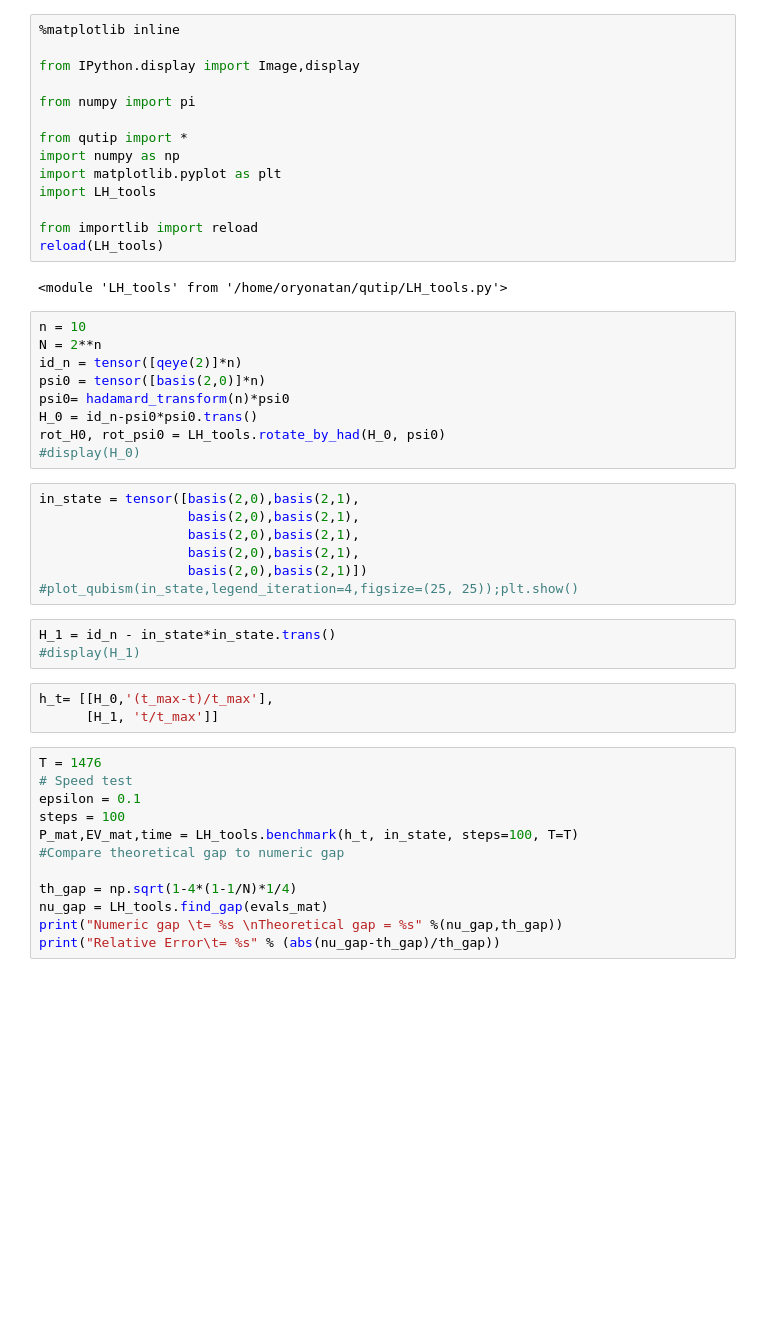
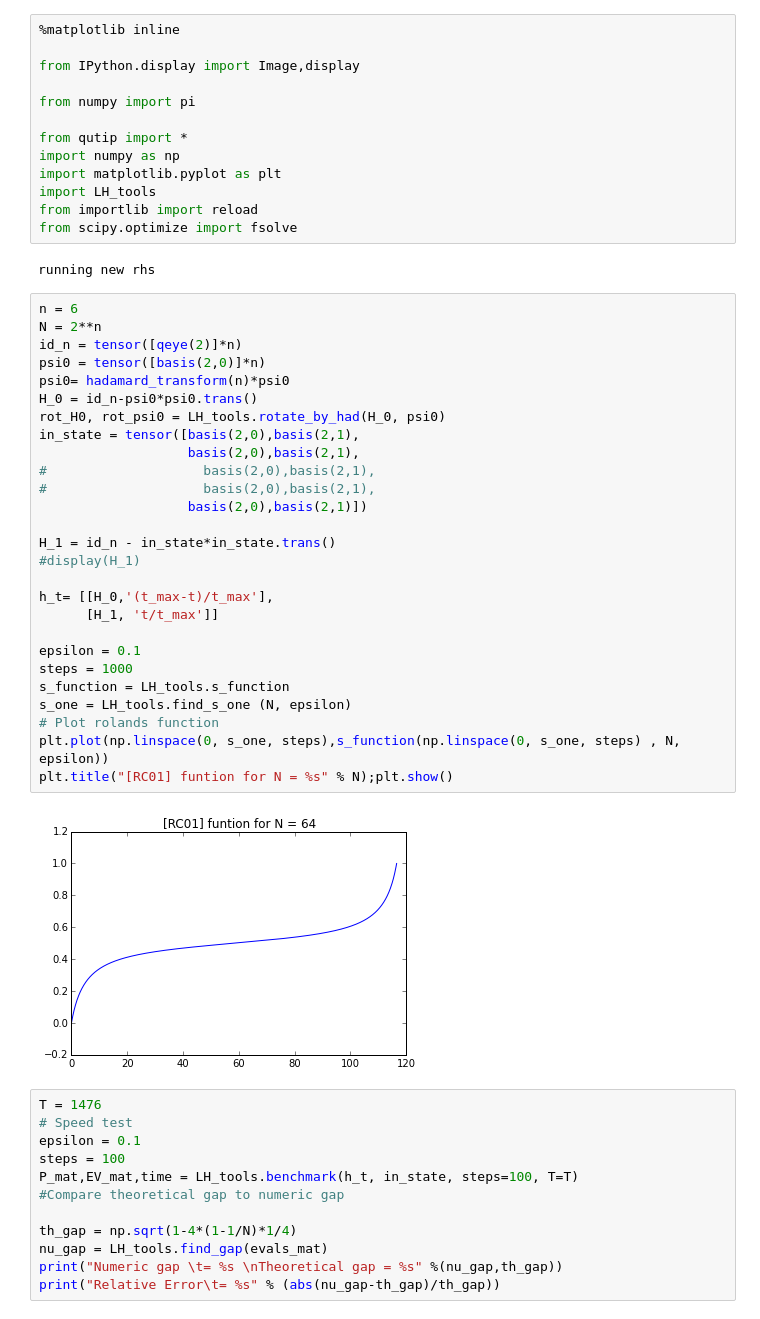
Before and after one commit to oryonatan/qutip, a Jupyter notebook: Roland Simulation.ipynb, the cells around one changed output. Saved outputs shown, nothing was run; the diff lists cells and outputs as text; blank space fills up the shorter version.

```diff
--- a/Roland Simulation.ipynb
+++ b/Roland Simulation.ipynb
@@ -15,33 +18,39 @@ from qutip import *
 import numpy as np
 import matplotlib.pyplot as plt
 import LH_tools
-
 from importlib import reload
-reload(LH_tools)
+from scipy.optimize import fsolve
 # %% [output]
-<module 'LH_tools' from '/home/oryonatan/qutip/LH_tools.py'>
+running new rhs
-# %%
-n = 10
-N = 2**n
-id_n = tensor([qeye(2)]*n)
-psi0 = tensor([basis(2,0)]*n)
-psi0= hadamard_transform(n)*psi0
-H_0 = id_n-psi0*psi0.trans()
-rot_H0, rot_psi0 = LH_tools.rotate_by_had(H_0, psi0)
-#display(H_0)
-# %%
-in_state = tensor([basis(2,0),basis(2,1),
-                   basis(2,0),basis(2,1),
-                   basis(2,0),basis(2,1),
-                   basis(2,0),basis(2,1),
-                   basis(2,0),basis(2,1)])
-#plot_qubism(in_state,legend_iteration=4,figsize=(25, 25));plt.show()
-# %%
-H_1 = id_n - in_state*in_state.trans()
-#display(H_1)
-# %%
-h_t= [[H_0,'(t_max-t)/t_max'],
-      [H_1, 't/t_max']]
+# %%
+n = 6
+N = 2**n
+id_n = tensor([qeye(2)]*n)
+psi0 = tensor([basis(2,0)]*n)
+psi0= hadamard_transform(n)*psi0
+H_0 = id_n-psi0*psi0.trans()
+rot_H0, rot_psi0 = LH_tools.rotate_by_had(H_0, psi0)
+in_state = tensor([basis(2,0),basis(2,1),
+                   basis(2,0),basis(2,1),
+#                    basis(2,0),basis(2,1),
+#                    basis(2,0),basis(2,1),
+                   basis(2,0),basis(2,1)])
+
+H_1 = id_n - in_state*in_state.trans()
+#display(H_1)
+
+h_t= [[H_0,'(t_max-t)/t_max'],
+      [H_1, 't/t_max']]
+
+epsilon = 0.1
+steps = 1000
+s_function = LH_tools.s_function
+s_one = LH_tools.find_s_one (N, epsilon)
+# Plot rolands function
+plt.plot(np.linspace(0, s_one, steps),s_function(np.linspace(0, s_one, steps) , N, epsilon))
+plt.title("[RC01] funtion for N = %s" % N);plt.show()
+# %% [output]
+[figure, added]
 # %%
 T = 1476
 # Speed test
```
Also changed, not shown: parts of 45 cells of this notebook, 4 other files.
